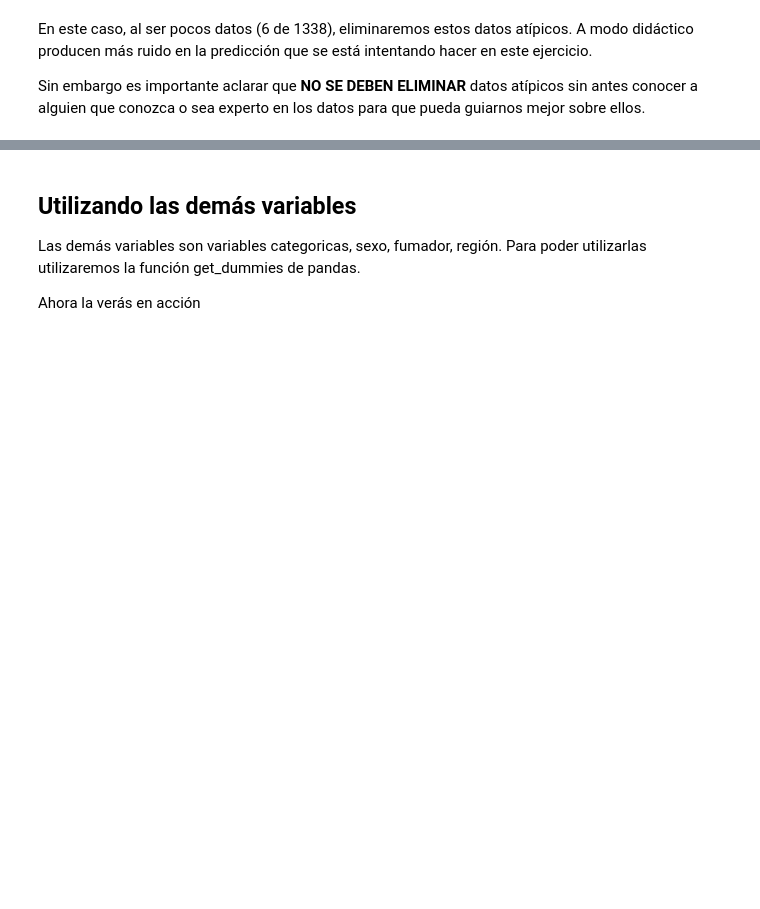
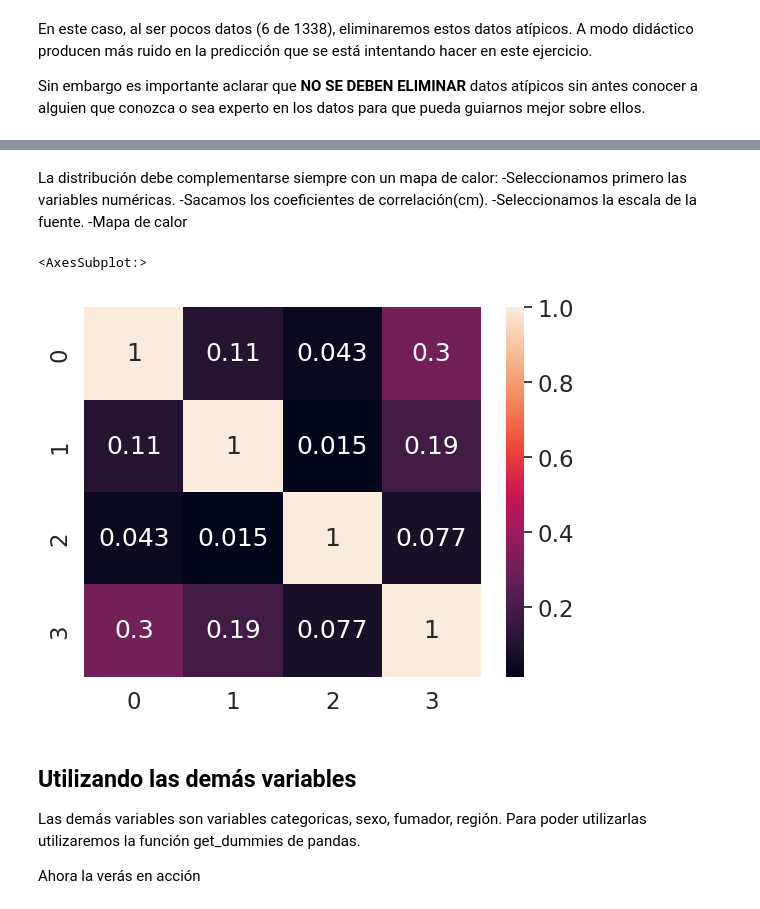
Before and after one commit to adolfo85/gastosmedicos, a Jupyter notebook: notebookInsurance.ipynb, the cells around one changed output, grey strips where cells are left out. Cells and saved outputs as stored; diff of their text form; code cells hidden in the pictures; blank space fills up the shorter version.

```diff
--- a/notebookInsurance.ipynb
+++ b/notebookInsurance.ipynb
@@ -90,6 +95,20 @@ Puntos interesantes a ver:
 En general los valores se distribuyen de manera esperada. Con valores extremos en el caso de los cargos, sin embargo esto es de esperarse pues los cargos en los hospitales pueden variar mucho por quedarse un día más en el hospital o incluso por procedimientos extras.
 
 - Parece que los datos están limpios, la variable de índice de masa corporal se distribuye de manera normal o gausiana, lo cual sería esperado en un índice de este tipo.
+# %% [markdown]
+La distribución debe complementarse siempre con un mapa de calor:
+-Seleccionamos primero las variables numéricas.
+-Sacamos los coeficientes de correlación(cm).
+-Seleccionamos la escala de la fuente.
+-Mapa de calor
+# %%
+numeric_cols = ['age','bmi', 'children', 'charges']
+cm = np.corrcoef(df[numeric_cols].values.T)
+sns.set(font_scale=1.5)
+sns.heatmap(cm, annot=True)
+# %% [output]
+<AxesSubplot:>
+[figure, added]
 # %% [markdown]
 ## Utilizando las demás variables
 Las demás variables son variables categoricas, sexo, fumador, región. Para poder utilizarlas utilizaremos la función get_dummies de pandas.
```
Also changed, not shown: parts of 10 cells of this notebook.
